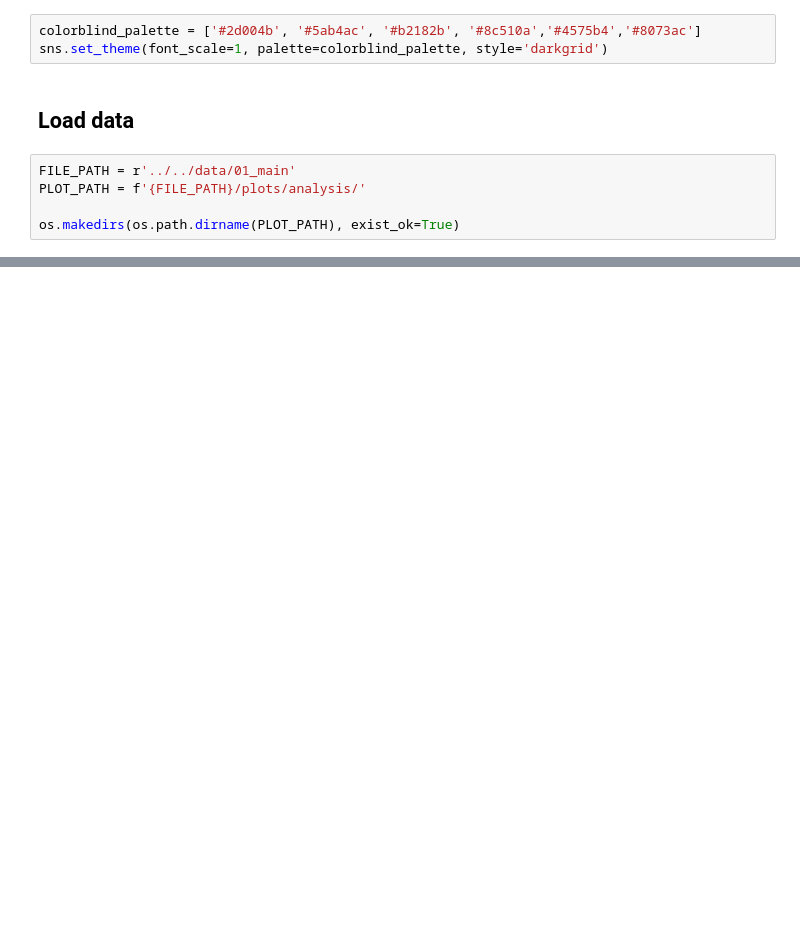
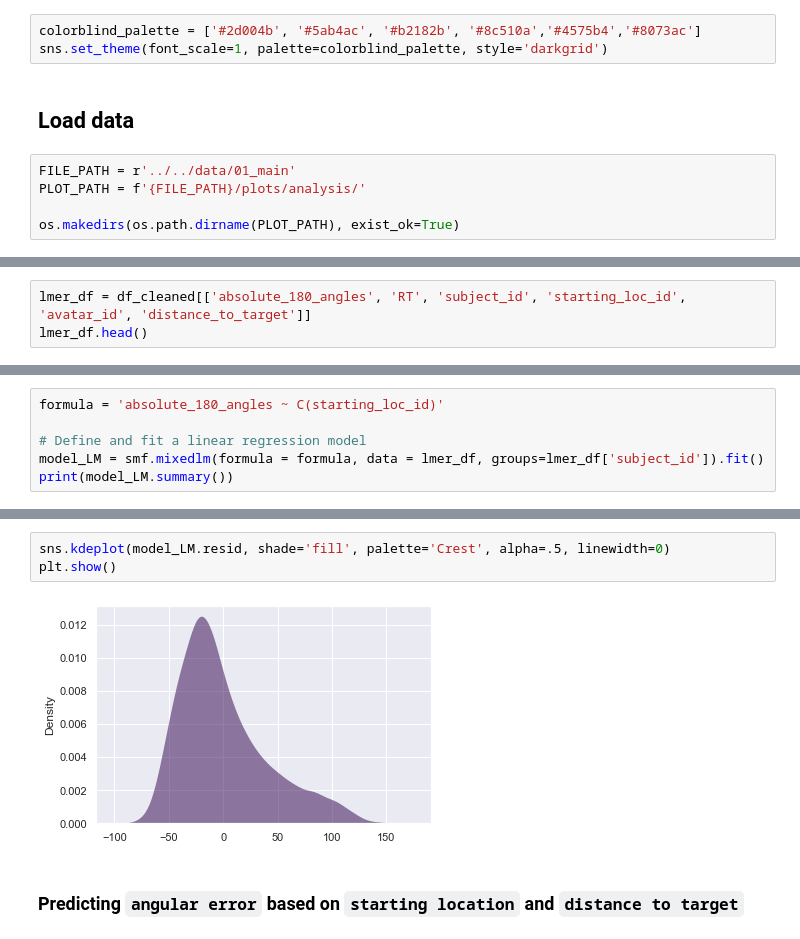
Before and after one commit to nora-maleki/humanA-pointing-task-analysis, a Jupyter notebook: analyses/01_main/03_analysis.ipynb, the cells around one changed output, grey strips where cells are left out. Drawn from its saved outputs; the diff is of its cells as text; blank space fills up the shorter version.

```diff
--- a/analyses/01_main/03_analysis.ipynb
+++ b/analyses/01_main/03_analysis.ipynb
@@ -100,0 +36,3 @@ ValueError: Data is unbalanced.
+# %%
+lmer_df = df_cleaned[['absolute_180_angles', 'RT', 'subject_id', 'starting_loc_id', 'avatar_id', 'distance_to_target']]
+lmer_df.head()
@@ -100,0 +48,6 @@ ValueError: Data is unbalanced.
+# %%
+formula = 'absolute_180_angles ~ C(starting_loc_id)'
+
+# Define and fit a linear regression model
+model_LM = smf.mixedlm(formula = formula, data = lmer_df, groups=lmer_df['subject_id']).fit()
+print(model_LM.summary())
@@ -100,0 +72,7 @@ ValueError: Data is unbalanced.
+# %%
+sns.kdeplot(model_LM.resid, shade='fill', palette='Crest', alpha=.5, linewidth=0)
+plt.show()
+# %% [output]
+[figure, added]
+# %% [markdown]
+### Predicting `angular error` based on `starting location` and `distance to target`
```
Also changed, not shown: parts of 21 cells of this notebook.
